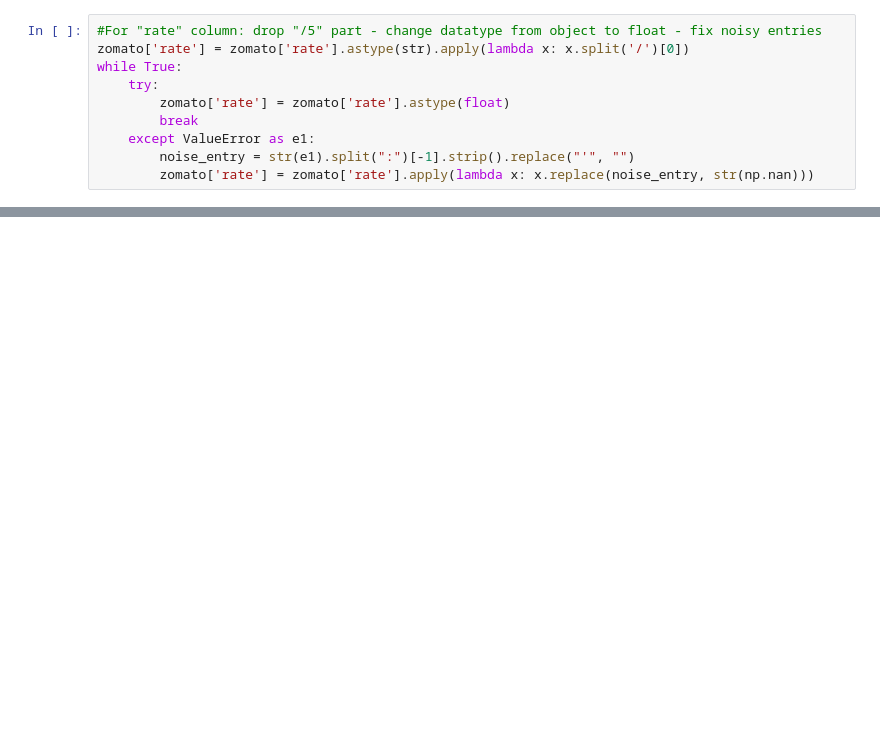
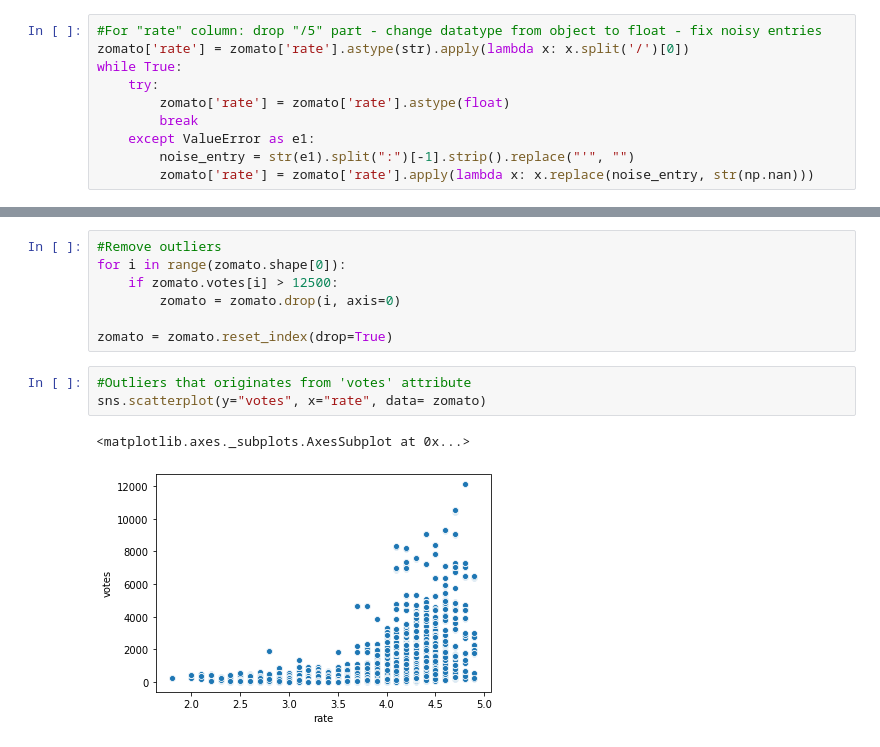
Before and after one commit to fetihkaya/BDA5001_Project, a Jupyter notebook: BDA5001_Project_FetihKaya .ipynb, the cells around one changed output, grey strips where cells are left out. Cells and saved outputs as stored; diff of their text form; blank space fills up the shorter version.

```diff
--- a/BDA5001_Project_FetihKaya .ipynb
+++ b/BDA5001_Project_FetihKaya .ipynb
@@ -620,0 +282,13 @@ comparison
+# %%
+#Remove outliers
+for i in range(zomato.shape[0]):
+    if zomato.votes[i] > 12500:
+        zomato = zomato.drop(i, axis=0)
+
+zomato = zomato.reset_index(drop=True)
+# %%
+#Outliers that originates from 'votes' attribute
+sns.scatterplot(y="votes", x="rate", data= zomato)
+# %% [output]
+<matplotlib.axes._subplots.AxesSubplot at 0x...>
+[figure, added]
```
Also changed, not shown: parts of 148 cells of this notebook.
